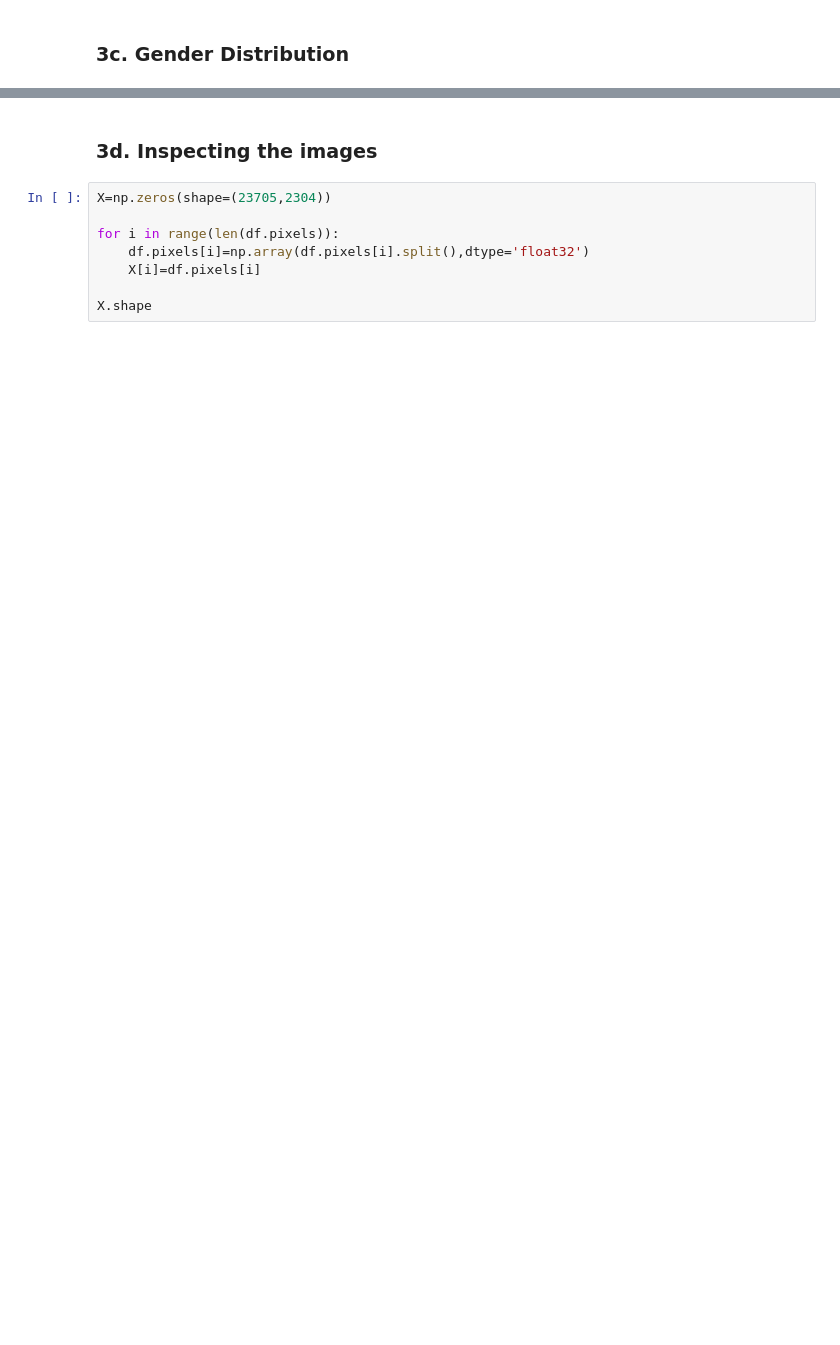
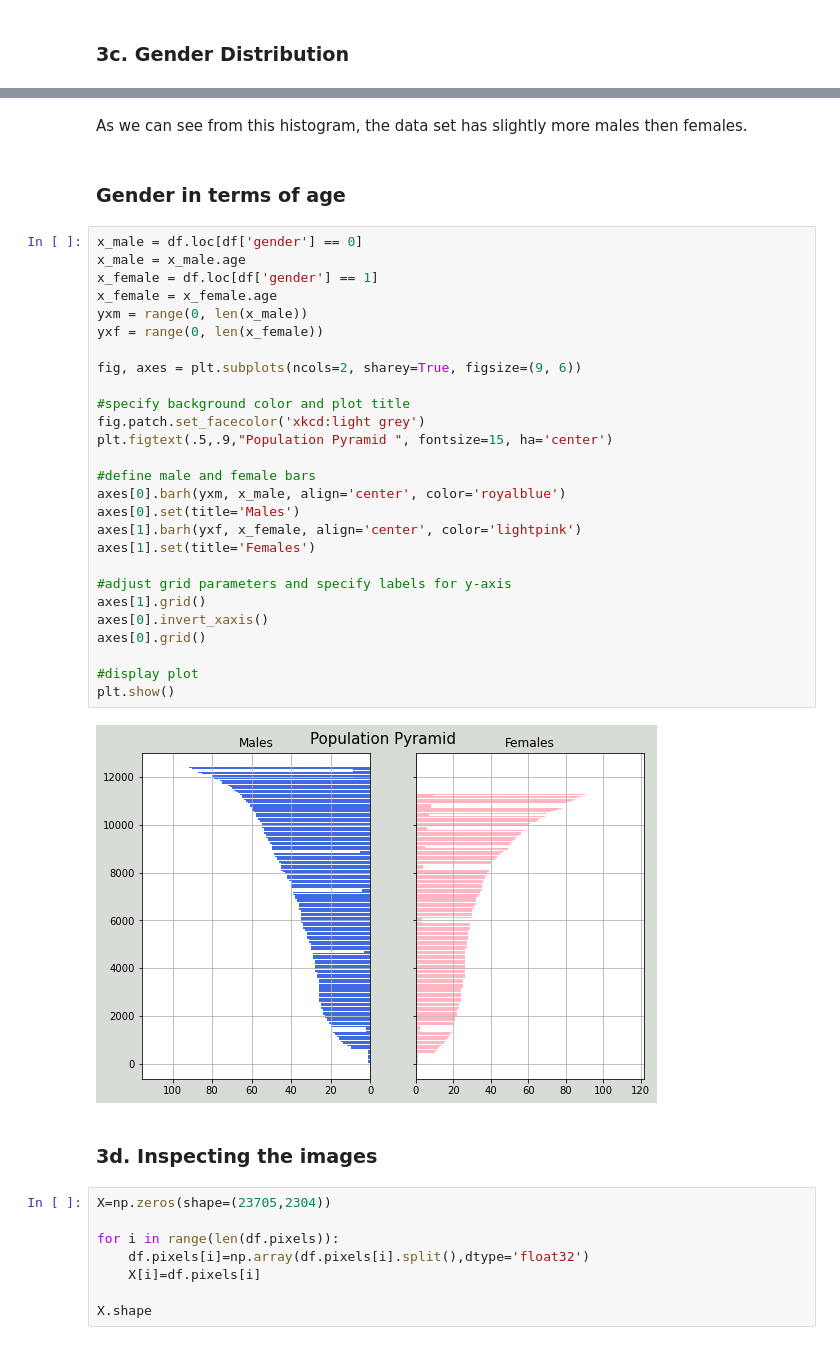
Before and after one commit to niyonx/Face-Classification, a Jupyter notebook: Face_Classification.ipynb, the cells around one changed output, grey strips where cells are left out. Drawn from its saved outputs; the diff is of its cells as text; blank space fills up the shorter version.

```diff
--- a/Face_Classification.ipynb
+++ b/Face_Classification.ipynb
@@ -114,3 +176,36 @@ IMG_SIZE = 48
+# %% [markdown]
+As we can see from this histogram, the data set has slightly more males then females.
+# %% [markdown]
+### Gender in terms of age
+# %%
+x_male = df.loc[df['gender'] == 0]
+x_male = x_male.age
+x_female = df.loc[df['gender'] == 1]
+x_female = x_female.age
+yxm = range(0, len(x_male))
+yxf = range(0, len(x_female))
+
+fig, axes = plt.subplots(ncols=2, sharey=True, figsize=(9, 6))
+
+#specify background color and plot title
+fig.patch.set_facecolor('xkcd:light grey')
+plt.figtext(.5,.9,"Population Pyramid ", fontsize=15, ha='center')
+
+#define male and female bars
+axes[0].barh(yxm, x_male, align='center', color='royalblue')
+axes[0].set(title='Males')
+axes[1].barh(yxf, x_female, align='center', color='lightpink')
+axes[1].set(title='Females')
+
+#adjust grid parameters and specify labels for y-axis
+axes[1].grid()
+axes[0].invert_xaxis()
+axes[0].grid()
+
+#display plot
+plt.show()
+# %% [output]
+[figure, added]
 # %% [markdown]
 ### 3d. Inspecting the images
 # %%
```
Also changed, not shown: parts of 36 cells of this notebook.
